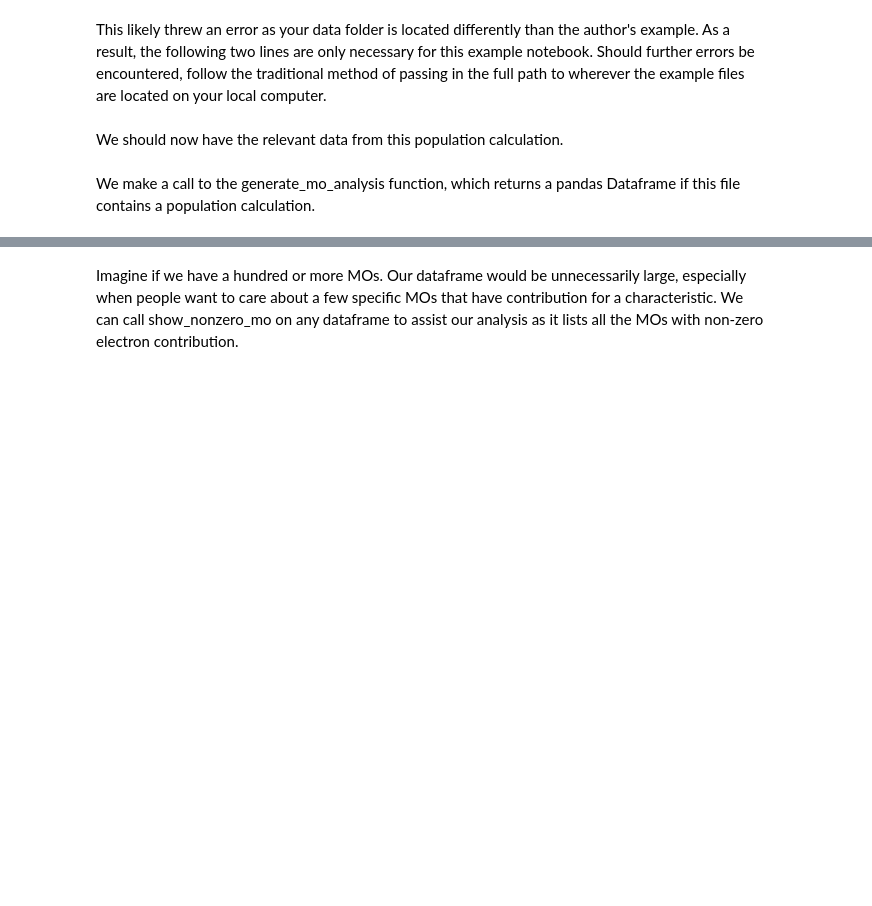
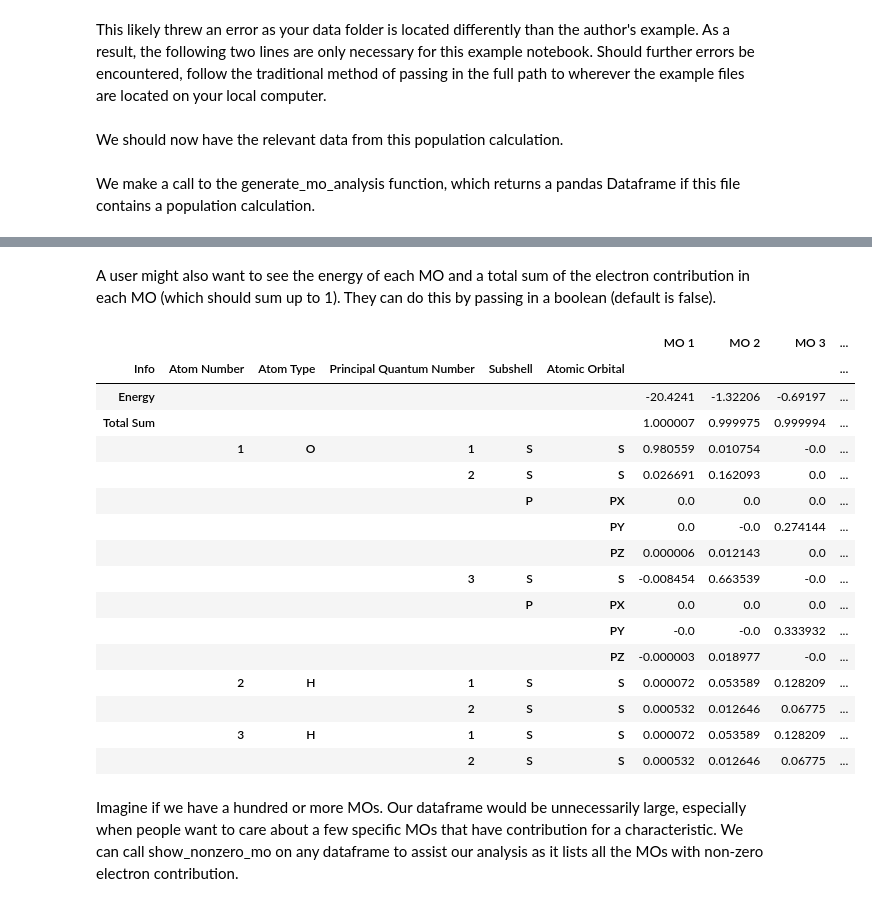
Before and after one commit to xsligroup/fasma, a Jupyter notebook: doc/notebooks/mo_pop_analysis_example.ipynb, the cells around one changed output, grey strips where cells are left out. Drawn from its saved outputs; the diff is of its cells as text; code cells hidden in the pictures; blank space fills up the shorter version.

Commit message:
Refactored dataclasses. Introduced new view options for MO population dataframes.

```diff
--- a/doc/notebooks/mo_pop_analysis_example.ipynb
+++ b/doc/notebooks/mo_pop_analysis_example.ipynb
@@ -38,6 +38,30 @@ data
 |  |  | 2 | S | S | 0.000532 | 0.012646 | 0.067750 | 0.016763 | ... |
 | 3 | H | 1 | S | S | 0.000072 | 0.053589 | 0.128209 | 0.035511 | ... |
 |  |  | 2 | S | S | 0.000532 | 0.012646 | 0.067750 | 0.016763 | ... |
+# %% [markdown]
+A user might also want to see the energy of each MO and a total sum of the electron contribution in each MO (which should sum up to 1). They can do this by passing in a boolean (default is false).
+# %%
+data_full = box.generate_mo_analysis(full=True)
+# %%
+data_full
+# %% [output]
+|  |  |  |  |  |  | MO 1 | MO 2 | MO 3 | ... |
+| Info | Atom Number | Atom Type | Principal Quantum Number | Subshell | Atomic Orbital |  |  |  | ... |
+| Energy |  |  |  |  |  | -20.4241 | -1.32206 | -0.69197 | ... |
+| Total Sum |  |  |  |  |  | 1.000007 | 0.999975 | 0.999994 | ... |
+|  | 1 | O | 1 | S | S | 0.980559 | 0.010754 | -0.0 | ... |
+|  |  |  | 2 | S | S | 0.026691 | 0.162093 | 0.0 | ... |
+|  |  |  |  | P | PX | 0.0 | 0.0 | 0.0 | ... |
+|  |  |  |  |  | PY | 0.0 | -0.0 | 0.274144 | ... |
+|  |  |  |  |  | PZ | 0.000006 | 0.012143 | 0.0 | ... |
+|  |  |  | 3 | S | S | -0.008454 | 0.663539 | -0.0 | ... |
+|  |  |  |  | P | PX | 0.0 | 0.0 | 0.0 | ... |
+|  |  |  |  |  | PY | -0.0 | -0.0 | 0.333932 | ... |
+|  |  |  |  |  | PZ | -0.000003 | 0.018977 | -0.0 | ... |
+|  | 2 | H | 1 | S | S | 0.000072 | 0.053589 | 0.128209 | ... |
+|  |  |  | 2 | S | S | 0.000532 | 0.012646 | 0.06775 | ... |
+|  | 3 | H | 1 | S | S | 0.000072 | 0.053589 | 0.128209 | ... |
+|  |  |  | 2 | S | S | 0.000532 | 0.012646 | 0.06775 | ... |
 # %% [markdown]
 Imagine if we have a hundred or more MOs. Our dataframe would be unnecessarily large, especially when people want to care about a few specific MOs that have contribution for a characteristic. We can call show_nonzero_mo on any dataframe to assist our analysis as it lists all the MOs with non-zero electron contribution.
 # %%
```
Also changed, not shown: parts of 4 cells of this notebook, 13 other files.
